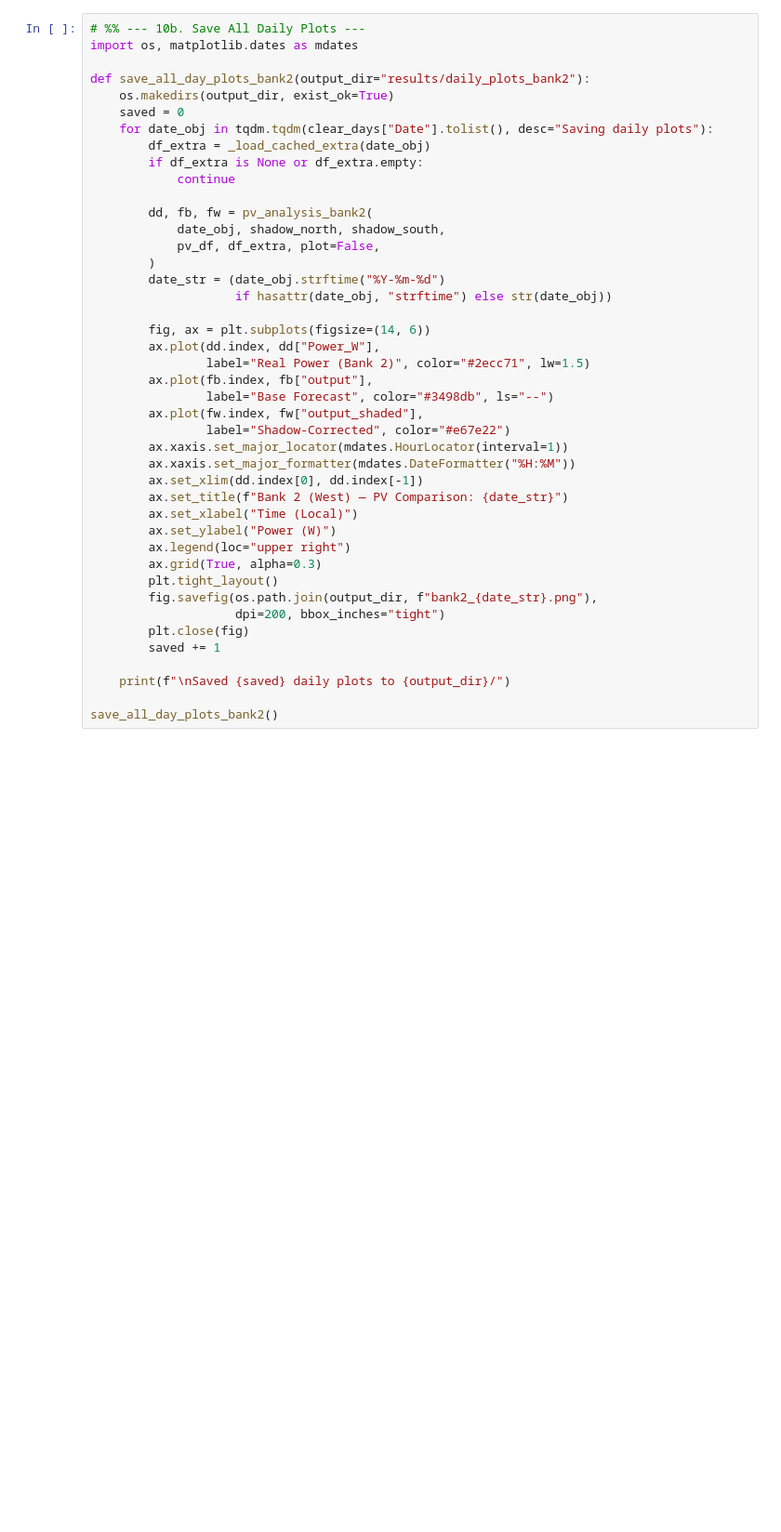
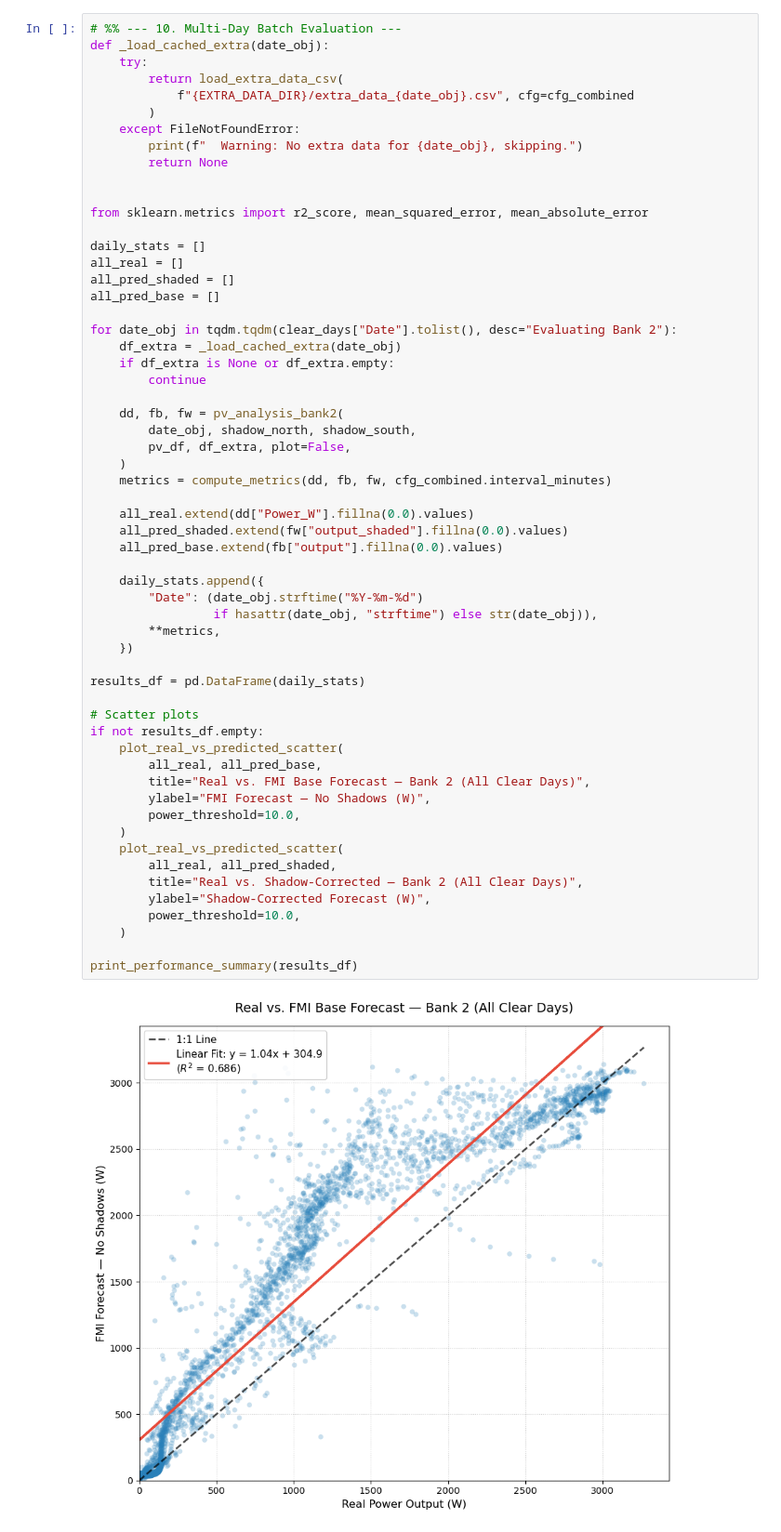
Before and after one commit to HD0NG/VoxSolaris2, a Jupyter notebook: main_analysis_b2.ipynb, the cells around one changed output. Shown at 93% size. Drawn from its saved outputs; the diff is of its cells as text; blank space fills up the shorter version.

```diff
--- a/main_analysis_b2.ipynb
+++ b/main_analysis_b2.ipynb
@@ -419,44 +387,60 @@ print_performance_summary(results_df)
 # %%
-# %% --- 10b. Save All Daily Plots ---
-import os, matplotlib.dates as mdates
+# %% --- 10. Multi-Day Batch Evaluation ---
+def _load_cached_extra(date_obj):
+    try:
+        return load_extra_data_csv(
+            f"{EXTRA_DATA_DIR}/extra_data_{date_obj}.csv", cfg=cfg_combined
+        )
+    except FileNotFoundError:
+        print(f"  Warning: No extra data for {date_obj}, skipping.")
+        return None
 
-def save_all_day_plots_bank2(output_dir="results/daily_plots_bank2"):
-    os.makedirs(output_dir, exist_ok=True)
-    saved = 0
-    for date_obj in tqdm.tqdm(clear_days["Date"].tolist(), desc="Saving daily plots"):
-        df_extra = _load_cached_extra(date_obj)
-        if df_extra is None or df_extra.empty:
-            continue
 
-        dd, fb, fw = pv_analysis_bank2(
-            date_obj, shadow_north, shadow_south,
-            pv_df, df_extra, plot=False,
-        )
-        date_str = (date_obj.strftime("%Y-%m-%d")
-                    if hasattr(date_obj, "strftime") else str(date_obj))
+from sklearn.metrics import r2_score, mean_squared_error, mean_absolute_error
 
-        fig, ax = plt.subplots(figsize=(14, 6))
-        ax.plot(dd.index, dd["Power_W"],
-                label="Real Power (Bank 2)", color="#2ecc71", lw=1.5)
-        ax.plot(fb.index, fb["output"],
-                label="Base Forecast", color="#3498db", ls="--")
-        ax.plot(fw.index, fw["output_shaded"],
-                label="Shadow-Corrected", color="#e67e22")
-        ax.xaxis.set_major_locator(mdates.HourLocator(interval=1))
-        ax.xaxis.set_major_formatter(mdates.DateFormatter("%H:%M"))
-        ax.set_xlim(dd.index[0], dd.index[-1])
-        ax.set_title(f"Bank 2 (West) — PV Comparison: {date_str}")
-        ax.set_xlabel("Time (Local)")
-        ax.set_ylabel("Power (W)")
-        ax.legend(loc="upper right")
-        ax.grid(True, alpha=0.3)
-        plt.tight_layout()
-        fig.savefig(os.path.join(output_dir, f"bank2_{date_str}.png"),
-                    dpi=200, bbox_inches="tight")
-        plt.close(fig)
-        saved += 1
+daily_stats = []
+all_real = []
+all_pred_shaded = []
+all_pred_base = []
 
-    print(f"\nSaved {saved} daily plots to {output_dir}/")
+for date_obj in tqdm.tqdm(clear_days["Date"].tolist(), desc="Evaluating Bank 2"):
+    df_extra = _load_cached_extra(date_obj)
+    if df_extra is None or df_extra.empty:
+        continue
 
-save_all_day_plots_bank2()
+    dd, fb, fw = pv_analysis_bank2(
+        date_obj, shadow_north, shadow_south,
+        pv_df, df_extra, plot=False,
+    )
+    metrics = compute_metrics(dd, fb, fw, cfg_combined.interval_minutes)
+
+    all_real.extend(dd["Power_W"].fillna(0.0).values)
+    all_pred_shaded.extend(fw["output_shaded"].fillna(0.0).values)
+    all_pred_base.extend(fb["output"].fillna(0.0).values)
+
+    daily_stats.append({
+        "Date": (date_obj.strftime("%Y-%m-%d")
+                 if hasattr(date_obj, "strftime") else str(date_obj)),
+        **metrics,
+    })
+
+results_df = pd.DataFrame(daily_stats)
+
+# Scatter plots
+if not results_df.empty:
+    plot_real_vs_predicted_scatter(
+        all_real, all_pred_base,
+        title="Real vs. FMI Base Forecast — Bank 2 (All Clear Days)",
+        ylabel="FMI Forecast — No Shadows (W)",
+        power_threshold=10.0,
+    )
+    plot_real_vs_predicted_scatter(
+        all_real, all_pred_shaded,
+        title="Real vs. Shadow-Corrected — Bank 2 (All Clear Days)",
+        ylabel="Shadow-Corrected Forecast (W)",
+        power_threshold=10.0,
+    )
+
+print_performance_summary(results_df)
 # %% [output]
+[figure, added]
```
Also changed, not shown: parts of 18 cells of this notebook, 8 other files.
